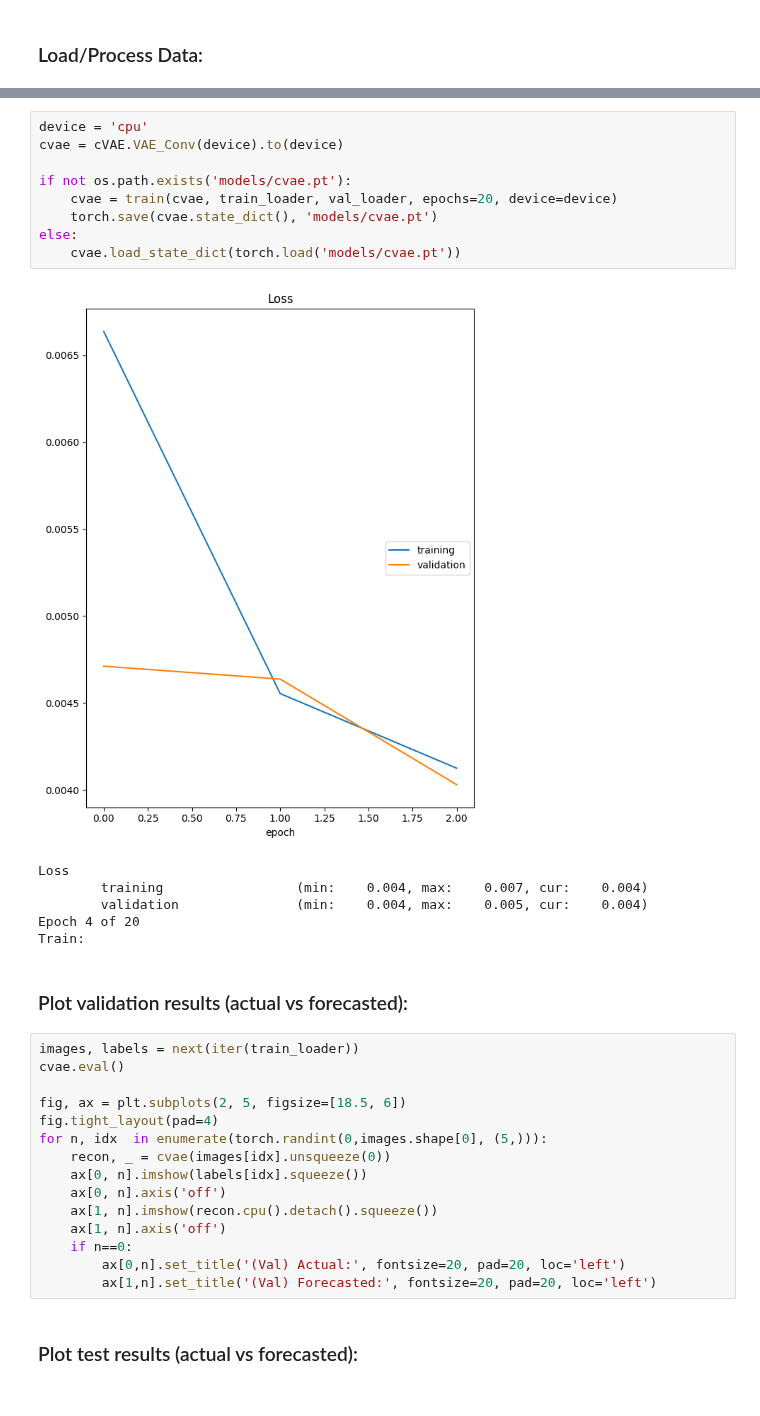
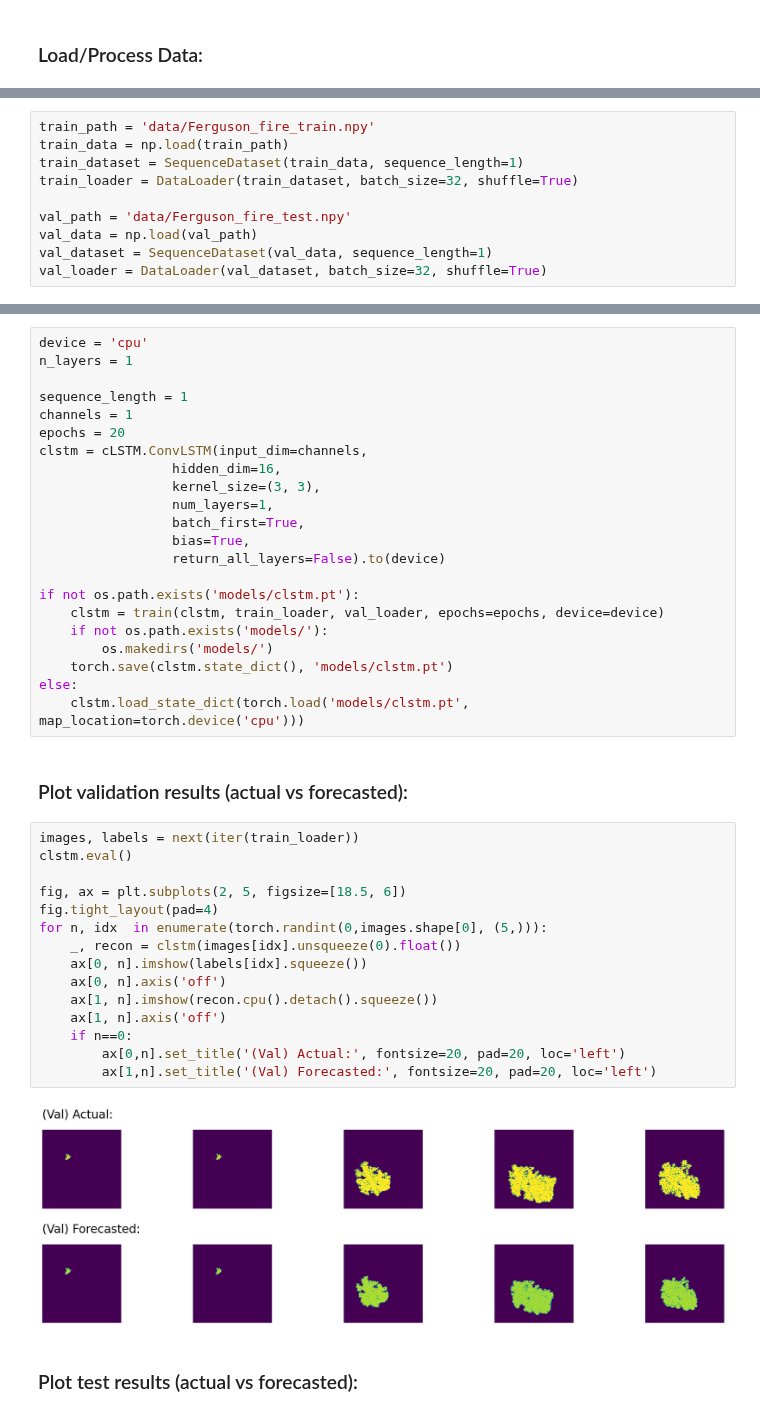
Before and after one commit to edsml-sm1122/ads-wildfire, a Jupyter notebook: wildfire/objective_1.ipynb, the cells around one changed output, grey strips where cells are left out. Drawn from its saved outputs; the diff is of its cells as text.

```diff
--- a/wildfire/objective_1.ipynb
+++ b/wildfire/objective_1.ipynb
@@ -24 +30,11 @@ val_loader = create_dataloader(val_path, batch_size, mode='val')
+# %%
+train_path = 'data/Ferguson_fire_train.npy'
+train_data = np.load(train_path)
+train_dataset = SequenceDataset(train_data, sequence_length=1)
+train_loader = DataLoader(train_dataset, batch_size=32, shuffle=True)
+
+val_path = 'data/Ferguson_fire_test.npy'
+val_data = np.load(val_path)
+val_dataset = SequenceDataset(val_data, sequence_length=1)
+val_loader = DataLoader(val_dataset, batch_size=32, shuffle=True)
 # %% [markdown]
@@ -26,36 +42,44 @@ val_loader = create_dataloader(val_path, batch_size, mode='val')
 # %%
 device = 'cpu'
-cvae = cVAE.VAE_Conv(device).to(device)
+n_layers = 1
 
-if not os.path.exists('models/cvae.pt'):
-    cvae = train(cvae, train_loader, val_loader, epochs=20, device=device)
-    torch.save(cvae.state_dict(), 'models/cvae.pt')
+sequence_length = 1
+channels = 1
+epochs = 20
+clstm = cLSTM.ConvLSTM(input_dim=channels,
+                 hidden_dim=16,
+                 kernel_size=(3, 3),
+                 num_layers=1,
+                 batch_first=True,
+                 bias=True,
+                 return_all_layers=False).to(device)
+
+if not os.path.exists('models/clstm.pt'):
+    clstm = train(clstm, train_loader, val_loader, epochs=epochs, device=device)
+    if not os.path.exists('models/'):
+        os.makedirs('models/')
+    torch.save(clstm.state_dict(), 'models/clstm.pt')
 else:
-    cvae.load_state_dict(torch.load('models/cvae.pt'))
+    clstm.load_state_dict(torch.load('models/clstm.pt', map_location=torch.device('cpu')))
-# %% [output]
-[figure, removed]
-Loss
-        training                 (min:    0.004, max:    0.007, cur:    0.004)
-        validation               (min:    0.004, max:    0.005, cur:    0.004)
-Epoch 4 of 20
-Train:
 # %% [markdown]
 ### Plot validation results (actual vs forecasted):
 # %%
 images, labels = next(iter(train_loader))
-cvae.eval()
+clstm.eval()
 
 fig, ax = plt.subplots(2, 5, figsize=[18.5, 6])
 fig.tight_layout(pad=4)
 for n, idx  in enumerate(torch.randint(0,images.shape[0], (5,))):
-    recon, _ = cvae(images[idx].unsqueeze(0))
+    _, recon = clstm(images[idx].unsqueeze(0).float())
     ax[0, n].imshow(labels[idx].squeeze())
     ax[0, n].axis('off')
     ax[1, n].imshow(recon.cpu().detach().squeeze())
     ax[1, n].axis('off')
     if n==0:
         ax[0,n].set_title('(Val) Actual:', fontsize=20, pad=20, loc='left')
         ax[1,n].set_title('(Val) Forecasted:', fontsize=20, pad=20, loc='left')
+# %% [output]
+[figure, added]
 # %% [markdown]
 ### Plot test results (actual vs forecasted):
 # %%
```
Also changed, not shown: parts of 7 cells of this notebook, 3 other files.
